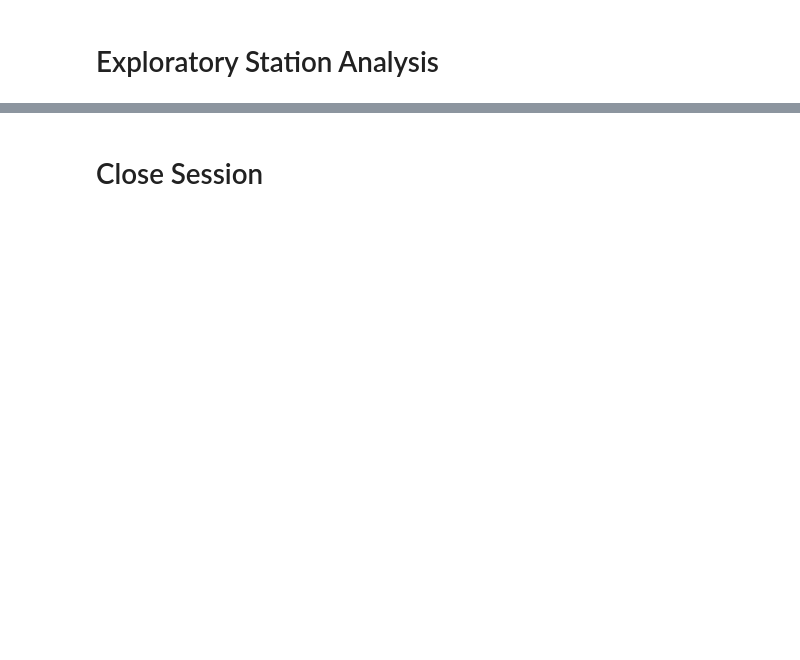
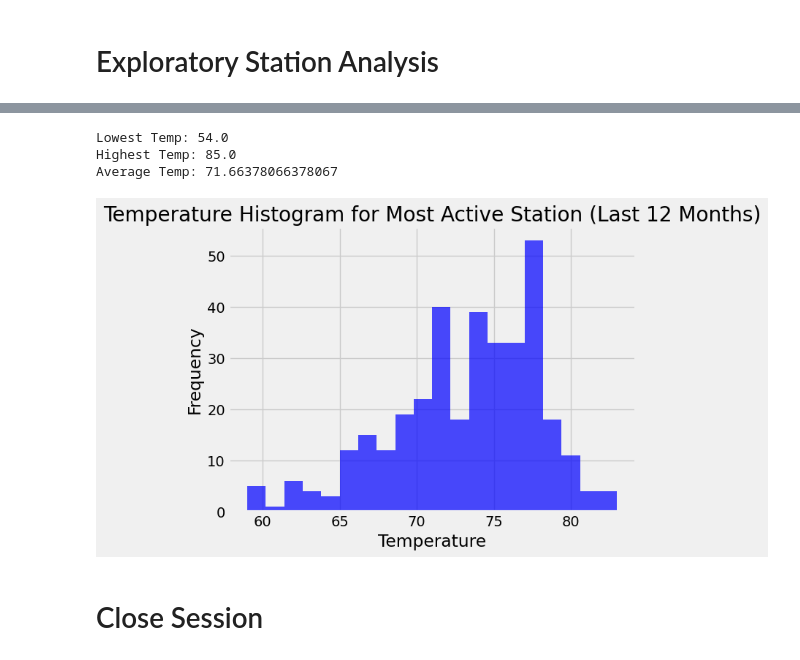
Before and after one commit to angjoagos/sqlalchemy-challenge, a Jupyter notebook: SurfsUP/climate_starter.ipynb, the cells around one changed output, grey strips where cells are left out. Cells and saved outputs as stored; diff of their text form; code cells hidden in the pictures; blank space fills up the shorter version.

```diff
--- a/SurfsUP/climate_starter.ipynb
+++ b/SurfsUP/climate_starter.ipynb
@@ -100,3 +141,60 @@ Text(0.5, 4.183333333333314, 'Temperature')
+# %%
+# Using the most active station id from the previous query,
+#calculate the lowest, highest, and average temperature.
+station_id = 'USC00519281'
+
+# Specify the columns you want to calculate statistics on
+station_filter = measurement.station
+temp_numbers = measurement.tobs
+
+# Query to filter rows and calculate statistics
+query = session.query(
+    func.min(temp_numbers).label('min_value'),
+    func.max(temp_numbers).label('max_value'),
+    func.avg(temp_numbers).label('avg_value')
+).filter(station_filter == station_id)
+
+# Execute the query and fetch the results
+result = query.one()
+
+# Print the calculated statistics
+min_value = result.min_value
+max_value = result.max_value
+avg_value = result.avg_value
+
+print(f"Lowest Temp: {min_value}")
+print(f"Highest Temp: {max_value}")
+print(f"Average Temp: {avg_value}")
+# %% [output]
+Lowest Temp: 54.0
+Highest Temp: 85.0
+Average Temp: 71.66378066378067
+# %%
+# Using the most active station id
+# Query the last 12 months of temperature observation data for this station
+#and plot the results as a histogram
+recent_date
+one_year_ago
+
+
+
+query = session.query(measurement.tobs).filter(
+    measurement.date>= one_year_ago,
+    measurement.date <= recent_date,
+    measurement.station == station_id
+)
+
+# Step 4: Execute the query and fetch the data
+results = query
+values = [result.tobs for result in results]
+# Step 5: Create a histogram plot using Matplotlib
+plt.hist(values, bins=20, color='blue', alpha=0.7)
+plt.title(f'Temperature Histogram for Most Active Station (Last 12 Months)')
+plt.xlabel('Temperature')
+plt.ylabel('Frequency')
+plt.show()
+# %% [output]
+[figure, added]
 # %% [markdown]
 # Close Session
 # %%
```
Also changed, not shown: parts of 13 cells of this notebook, 1 other file.
